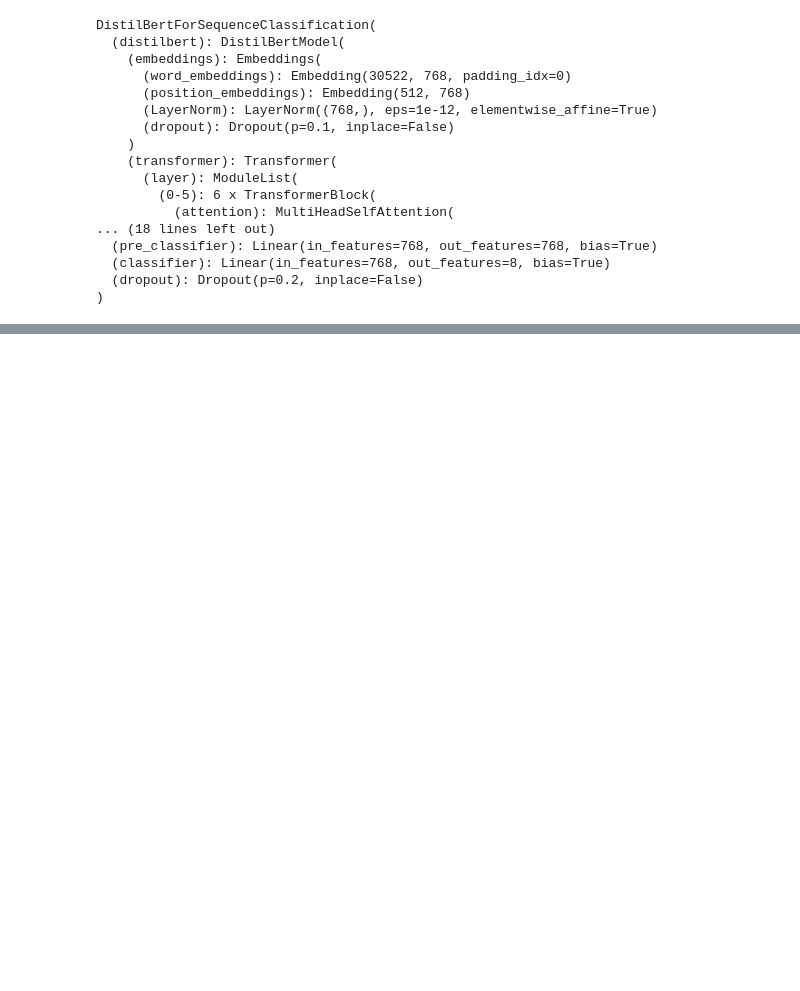
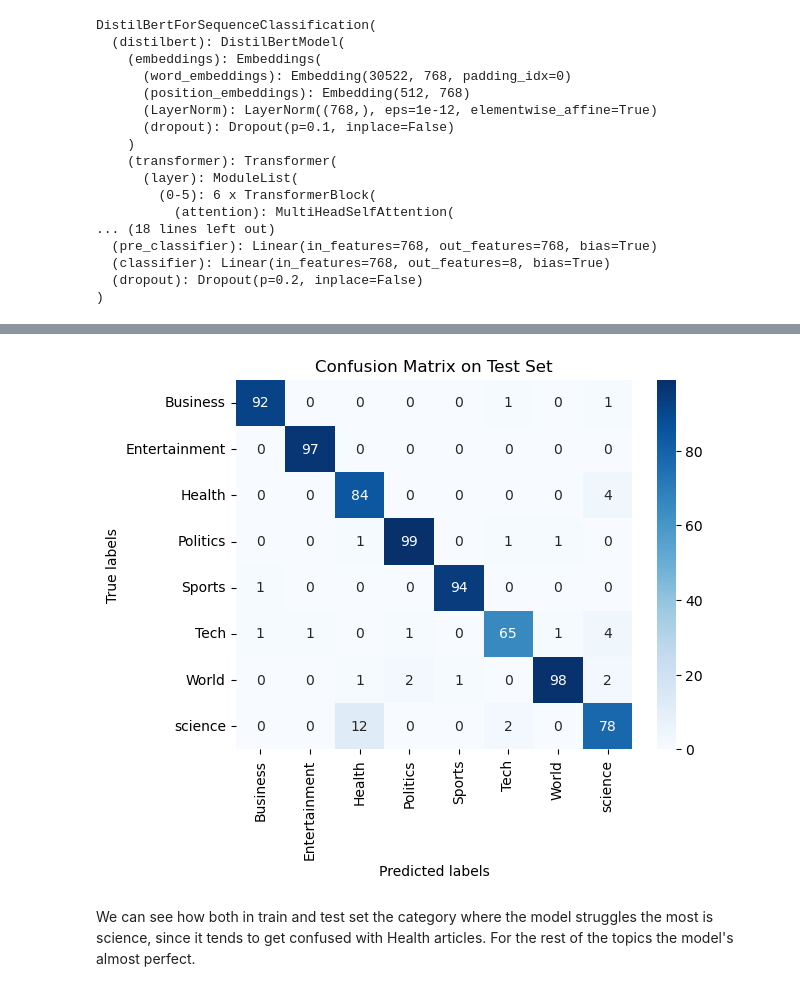
Before and after one commit to MarcoMosconi/News-Article-Categorization, a Jupyter notebook: News_Article_Categorization.ipynb, the cells around one changed output, grey strips where cells are left out. Cells and saved outputs as stored; diff of their text form; code cells hidden in the pictures; blank space fills up the shorter version.

Commit message:
Final model using Distilbert

```diff
--- a/News_Article_Categorization.ipynb
+++ b/News_Article_Categorization.ipynb
@@ -286,0 +290,4 @@ Attention mask: tensor([[1, 1, 1,  ..., 0, 0, 0],
+# %%
+predictions_test = trainer.predict(data_encoded['test'])
+print(predictions_test)
+print(predictions_test.metrics)
@@ -286,0 +318,5 @@ Attention mask: tensor([[1, 1, 1,  ..., 0, 0, 0],
+# %%
+pred_test_class = predictions_test.predictions.argmax(axis=1)
+print(pred_test_class)
+label_test = predictions_test.label_ids
+print(label_test)
@@ -286,0 +341,12 @@ Attention mask: tensor([[1, 1, 1,  ..., 0, 0, 0],
+# %%
+cm2 = confusion_matrix(label_test, pred_test_class)
+labels = [id2label[i] for i in range(len(id2label))]
+sns.heatmap(cm2, annot=True, fmt='d', cmap='Blues', xticklabels=labels, yticklabels=labels)
+plt.xlabel('Predicted labels')
+plt.ylabel('True labels')
+plt.title('Confusion Matrix on Test Set')
+plt.show()
+# %% [output]
+[figure, added]
+# %% [markdown]
+We can see how both in train and test set the category where the model struggles the most is science, since it tends to get confused with Health articles. For the rest of the topics the model's almost perfect.
```
Also changed, not shown: parts of 29 cells of this notebook.
